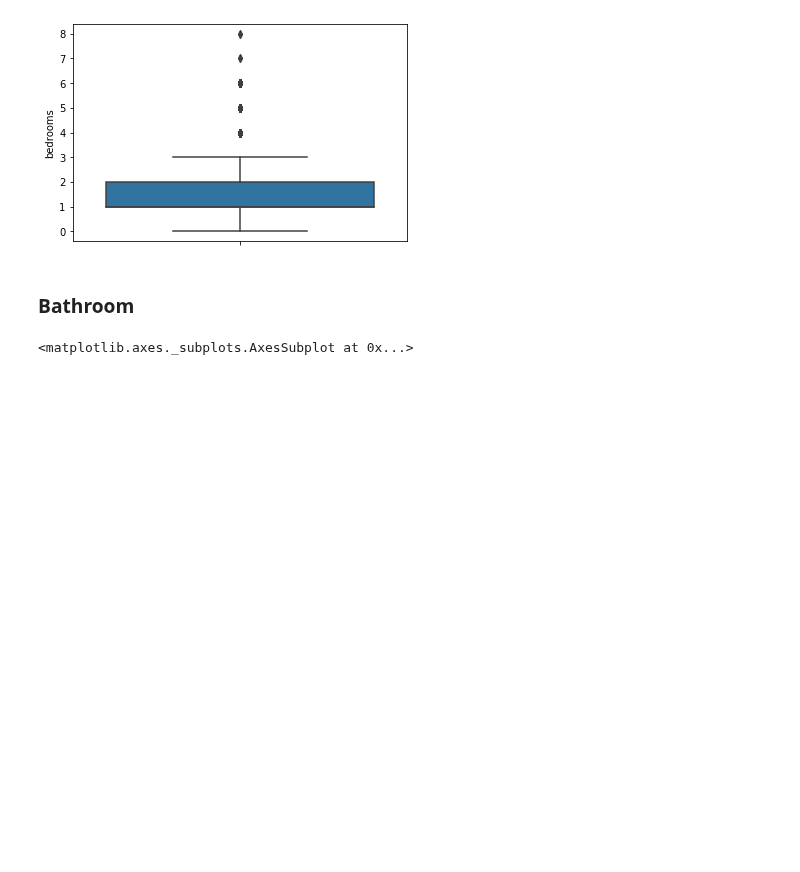
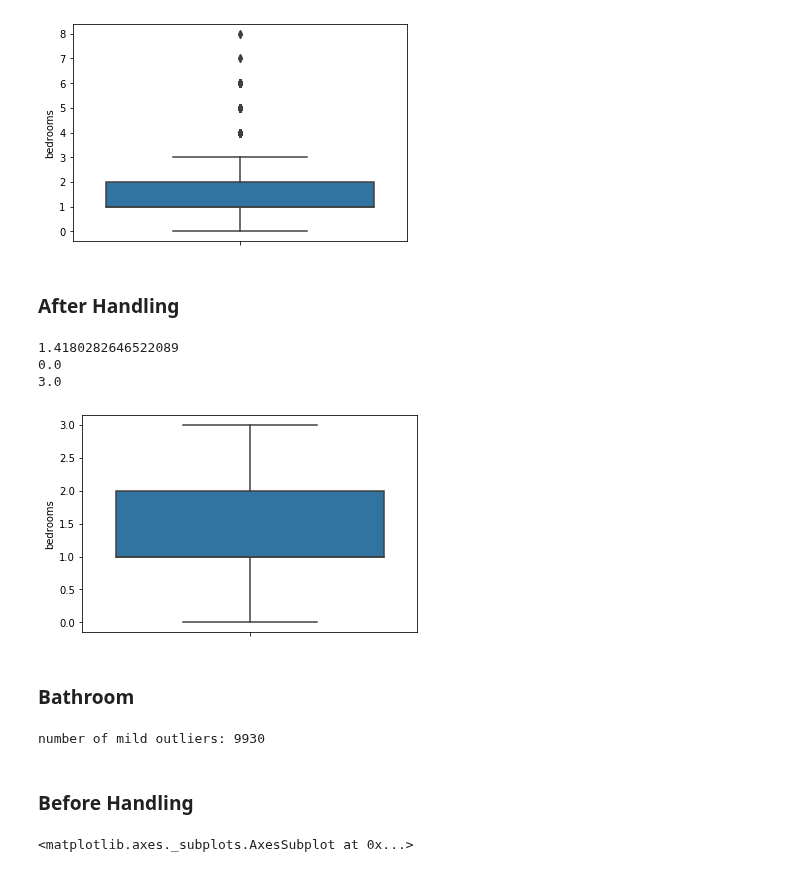
Before and after one commit to taryn-c/CMPT459-Project, a Jupyter notebook: sad_mining1.ipynb, the cells around one changed output. Saved outputs shown, nothing was run; the diff lists cells and outputs as text; code cells hidden in the pictures; blank space fills up the shorter version.

Commit message:
Added graphs after handling outliers

```diff
--- a/sad_mining1.ipynb
+++ b/sad_mining1.ipynb
@@ -372,7 +372,7 @@ number of missing values:  12
 whichrow = 0
 count = 0
 for row in train_df['listing_id']:
-    if row==0 or row=='null':
+    if row==0 or row==None:
         count+=1
         whichrow+=1
     else:
@@ -554,7 +556,7 @@ mean_val = nanmean(train_df['latitude'])
 print(mean_val)
 whichrow = 0
 for row in train_df['latitude']:
-    if row == None:
+    if math.isnan(row):
         train_df.loc[train_df.index[whichrow],'latitude'] = mean_val
         whichrow+=1
     else:
@@ -607,7 +611,7 @@ mean_val = nanmean(train_df['longitude'])
 print(mean_val)
 whichrow = 0
 for row in train_df['longitude']:
-    if row == None:
+    if math.isnan(row):
         train_df.loc[train_df.index[whichrow],'longitude'] = mean_val
         whichrow+=1
     else:
@@ -624,3 +628,10 @@ print(max(train_df['longitude']))
 [figure]
 # %% [markdown]
 ### Bedrooms
+# %%
+q25, q75 = np.percentile(train_df['bedrooms'].values, 25), np.percentile(train_df['bedrooms'].values, 75)
+iqr = q75-q25
+cutoff = iqr * 1.5
+lower, upper = q25 - cutoff, q75 + cutoff
+outliers = [x for x in train_df['bedrooms'].values if x > upper or x < lower]
+print ("number of mild outliers:", len(outliers))
@@ -629,8 +644,49 @@ sns.boxplot(y=train_df['bedrooms'])
 # %% [output]
 <matplotlib.axes._subplots.AxesSubplot at 0x...>
 [figure]
+# %% [markdown]
+### After Handling
+# %%
+whichrow = 0
+for row in train_df['bedrooms']:
+    if row>upper or row<lower:
+        train_df.loc[train_df.index[whichrow], 'bedrooms'] = np.nan
+        whichrow+=1
+    else:
+        whichrow += 1
+
+mean_val = nanmean(train_df['bedrooms'])
+print(mean_val)
+whichrow = 0
+for row in train_df['bedrooms']:
+    if math.isnan(row):
+        train_df.loc[train_df.index[whichrow],'bedrooms'] = mean_val
+        whichrow+=1
+    else:
+        whichrow+=1
+
+# after handling
+sns.boxplot(y=train_df['bedrooms'] , whis = [0,100])
+print(min(train_df['bedrooms']))
+print(max(train_df['bedrooms']))
+# %% [output]
+1.4180282646522089
+0.0
+3.0
+[figure, added]
 # %% [markdown]
 ### Bathroom
+# %%
+q25, q75 = np.percentile(train_df['bathrooms'].values, 25), np.percentile(train_df['bathrooms'].values, 75)
+iqr = q75-q25
+cutoff = iqr * 1.5
+lower, upper = q25 - cutoff, q75 + cutoff
+outliers = [x for x in train_df['bathrooms'].values if x > upper or x < lower]
+print ("number of mild outliers:", len(outliers))
+# %% [output]
+number of mild outliers: 9930
+# %% [markdown]
+### Before Handling
 # %%
 sns.boxplot(y=train_df['bathrooms'])
 # %% [output]
```
Also changed, not shown: parts of 22 cells of this notebook.
